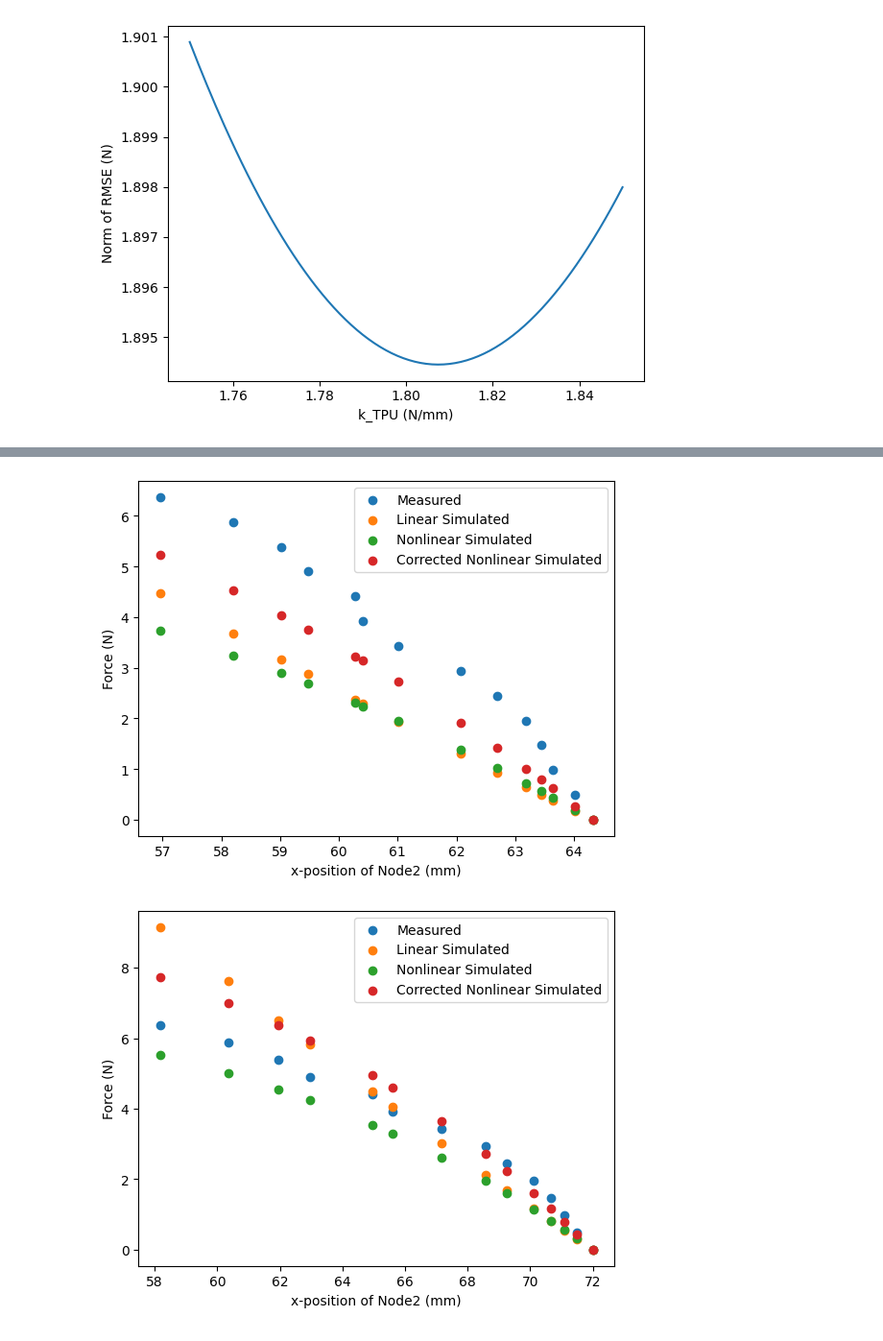
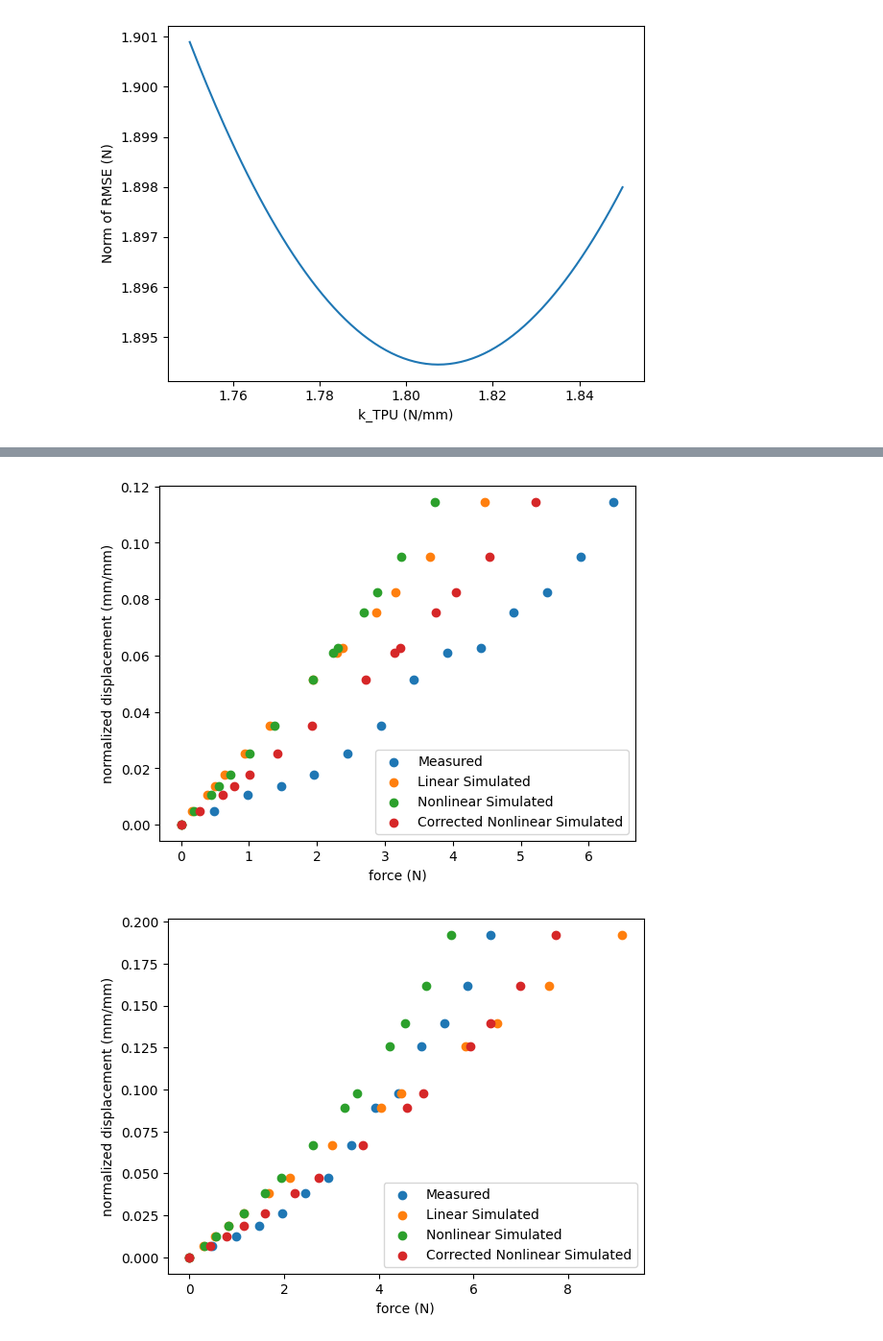
Before and after one commit to TheSmashLab/Tensegrity, a Jupyter notebook: Validation/OvertureValidation.ipynb, the cells around one changed output, grey strips where cells are left out. Shown at 96% size. Saved outputs shown, nothing was run; the diff lists cells and outputs as text; code cells hidden in the pictures.

```diff
--- a/Validation/OvertureValidation.ipynb
+++ b/Validation/OvertureValidation.ipynb
@@ -254,6 +256,8 @@ trial_3_1 = distances3[::3]
 trial_3_1 = np.array(trial_3_1)
 # add zero at the beginning
 trial_3_1 = np.insert(trial_3_1, 0, 72.0) # mm
+# Create a vector of the normalized displacements
+Disp3_1 = (trial_3_1[0] - trial_3_1) / trial_3_1[0] # mm/mm
 # %%
 errors = []
 min_error = np.inf
@@ -537,27 +541,27 @@ Correction factor: 1.3992496878430905
 # %%
-plt.scatter(inner_distances1, forces, label="Measured", marker='o')
-plt.scatter(inner_distances1, best_tensions_1, label="Linear Simulated", marker='o')
-plt.scatter(inner_distances1, tensions_NL_1, label="Nonlinear Simulated", marker='o')
-plt.scatter(inner_distances1, k * np.array(tensions_NL_1), label="Corrected Nonlinear Simulated", marker='o')
-plt.xlabel("x-position of Node2 (mm)")
-plt.ylabel("Force (N)")
+plt.scatter(forces, Disp1, label="Measured", marker='o')
+plt.scatter(best_tensions_1, Disp1, label="Linear Simulated", marker='o')
+plt.scatter(tensions_NL_1, Disp1, label="Nonlinear Simulated", marker='o')
+plt.scatter(k * np.array(tensions_NL_1), Disp1, label="Corrected Nonlinear Simulated", marker='o')
+plt.xlabel("force (N)")
+plt.ylabel("normalized displacement (mm/mm)")
 plt.legend()
 plt.show()
 plt.close()
 # %% [output]
-[figure, old version]
+[figure, new version]
 # %%
-plt.scatter(trial_3_1, forces, label="Measured", marker='o')
-plt.scatter(trial_3_1, best_tensions_3, label="Linear Simulated", marker='o')
-plt.scatter(trial_3_1, tensions_NL_3, label="Nonlinear Simulated", marker='o')
-plt.scatter(trial_3_1, k * np.array(tensions_NL_3), label="Corrected Nonlinear Simulated", marker='o')
-plt.xlabel("x-position of Node2 (mm)")
-plt.ylabel("Force (N)")
+plt.scatter(forces, Disp3_1, label="Measured", marker='o')
+plt.scatter(best_tensions_3, Disp3_1, label="Linear Simulated", marker='o')
+plt.scatter(tensions_NL_3, Disp3_1, label="Nonlinear Simulated", marker='o')
+plt.scatter(k * np.array(tensions_NL_3), Disp3_1, label="Corrected Nonlinear Simulated", marker='o')
+plt.xlabel("force (N)")
+plt.ylabel("normalized displacement (mm/mm)")
 plt.legend()
 plt.show()
 plt.close()
 # %% [output]
-[figure, old version]
+[figure, new version]
 # %%
 # Root Mean Squared Error for corrected nonlinear results
 RMSE_corrected_NL_1 = np.sqrt(np.mean((k * np.array(tensions_NL_1) - forces)**2))
```
Also changed, not shown: parts of 12 cells of this notebook, 8 other files.
